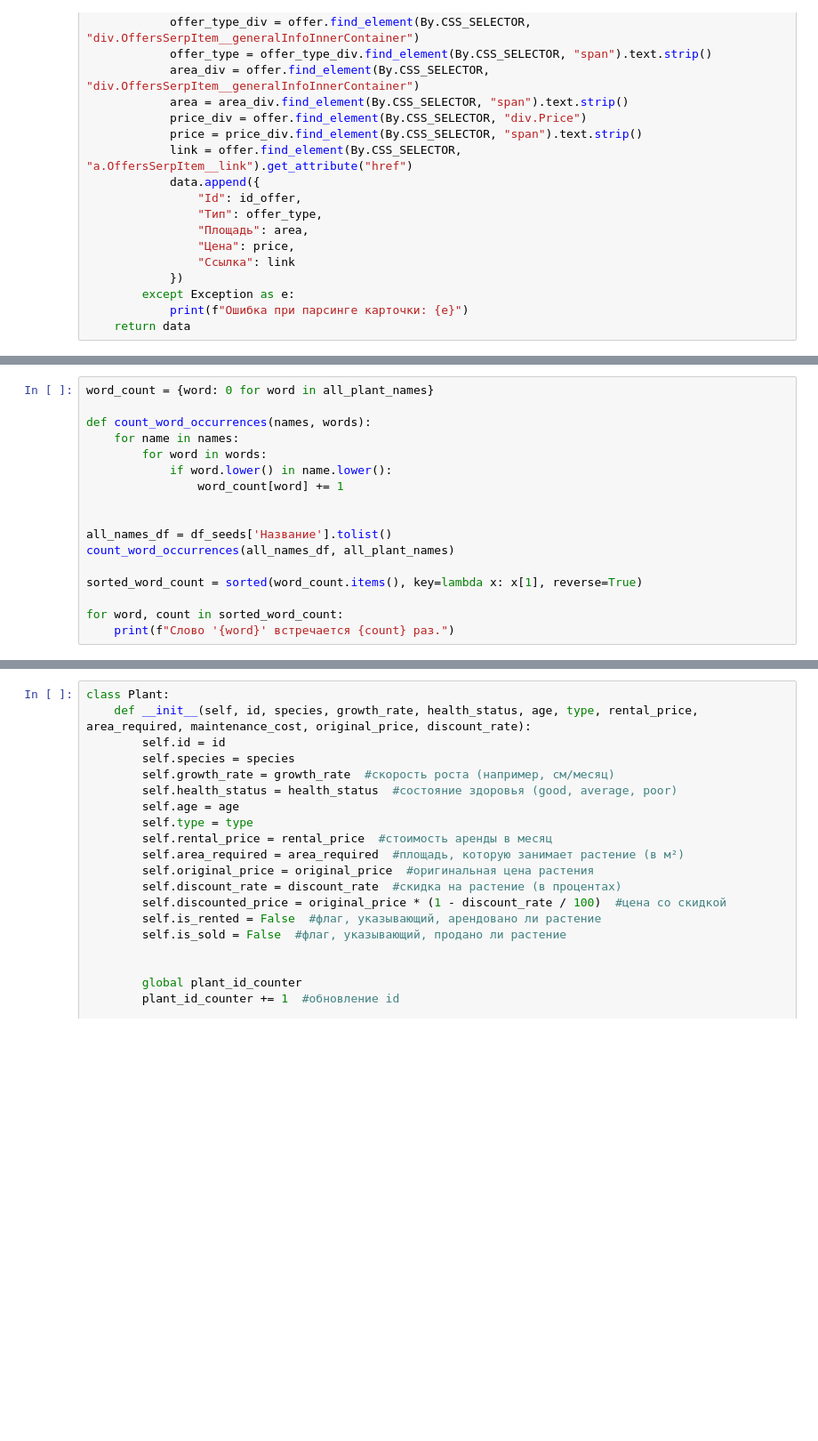
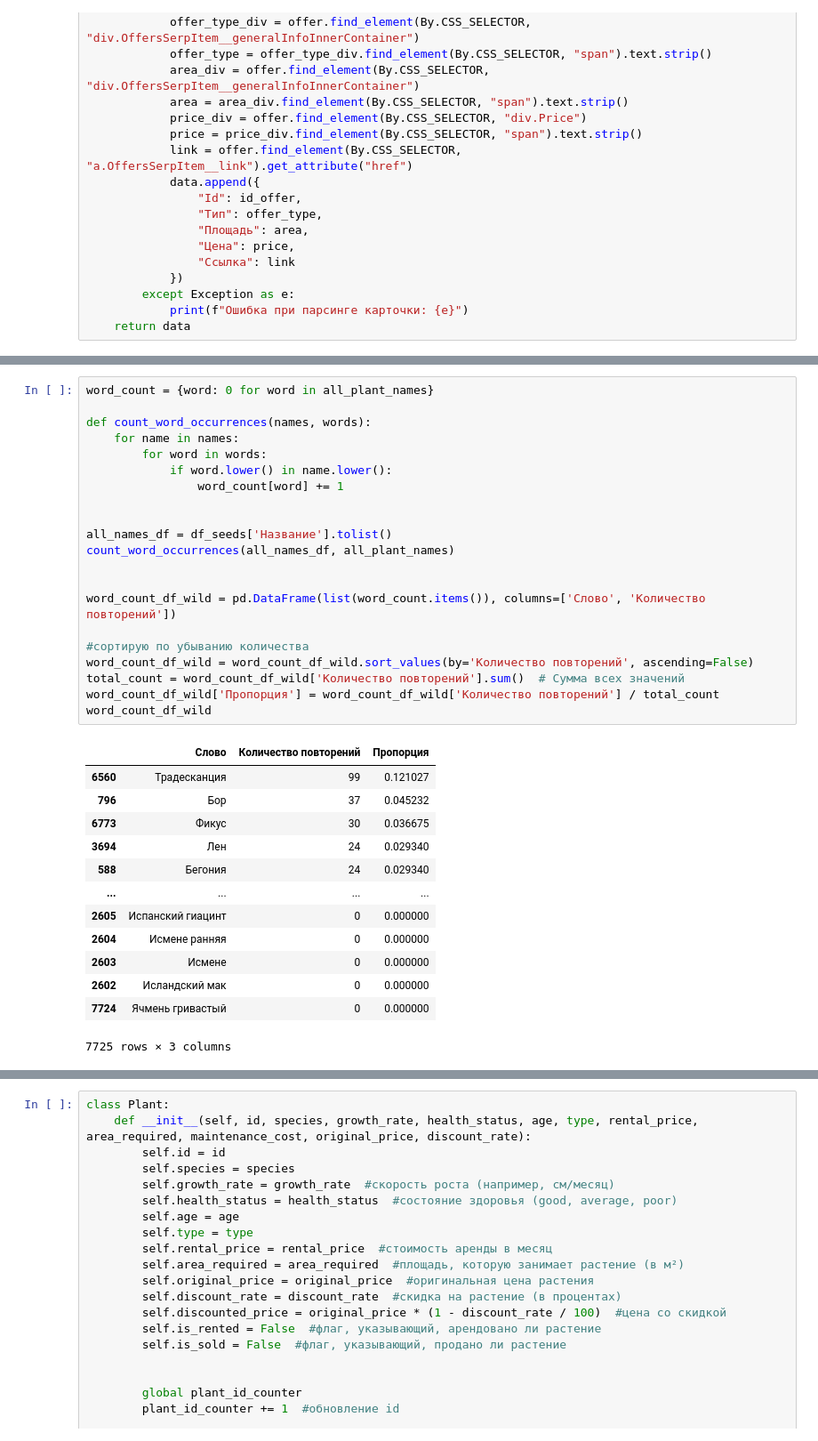
Before and after one commit to StepM4/project_hse, a Jupyter notebook: business_model.ipynb, the cells around one changed output, grey strips where cells are left out. Shown at 89% size. Saved outputs shown, nothing was run; the diff lists cells and outputs as text; blank space fills up the shorter version.

```diff
--- a/business_model.ipynb
+++ b/business_model.ipynb
@@ -213,17 +98,0 @@ df_seeds = pd.DataFrame(final_data)
-# %%
-word_count = {word: 0 for word in all_plant_names}
-
-def count_word_occurrences(names, words):
-    for name in names:
-        for word in words:
-            if word.lower() in name.lower():
-                word_count[word] += 1
-
-
-all_names_df = df_seeds['Название'].tolist()
-count_word_occurrences(all_names_df, all_plant_names)
-
-sorted_word_count = sorted(word_count.items(), key=lambda x: x[1], reverse=True)
-
-for word, count in sorted_word_count:
-    print(f"Слово '{word}' встречается {count} раз.")
@@ -247,0 +214,35 @@ for word, count in sorted_word_count:
+# %%
+word_count = {word: 0 for word in all_plant_names}
+
+def count_word_occurrences(names, words):
+    for name in names:
+        for word in words:
+            if word.lower() in name.lower():
+                word_count[word] += 1
+
+
+all_names_df = df_seeds['Название'].tolist()
+count_word_occurrences(all_names_df, all_plant_names)
+
+
+word_count_df_wild = pd.DataFrame(list(word_count.items()), columns=['Слово', 'Количество повторений'])
+
+#сортирую по убыванию количества
+word_count_df_wild = word_count_df_wild.sort_values(by='Количество повторений', ascending=False)
+total_count = word_count_df_wild['Количество повторений'].sum()  # Сумма всех значений
+word_count_df_wild['Пропорция'] = word_count_df_wild['Количество повторений'] / total_count
+word_count_df_wild
+# %% [output]
+|  | Слово | Количество повторений | Пропорция |
+| 6560 | Традесканция | 99 | 0.121027 |
+| 796 | Бор | 37 | 0.045232 |
+| 6773 | Фикус | 30 | 0.036675 |
+| 3694 | Лен | 24 | 0.029340 |
+| 588 | Бегония | 24 | 0.029340 |
+| ... | ... | ... | ... |
+| 2605 | Испанский гиацинт | 0 | 0.000000 |
+| 2604 | Исмене ранняя | 0 | 0.000000 |
+| 2603 | Исмене | 0 | 0.000000 |
+| 2602 | Исландский мак | 0 | 0.000000 |
+| 7724 | Ячмень гривастый | 0 | 0.000000 |
+7725 rows × 3 columns
```
Also changed, not shown: parts of 23 cells of this notebook.
